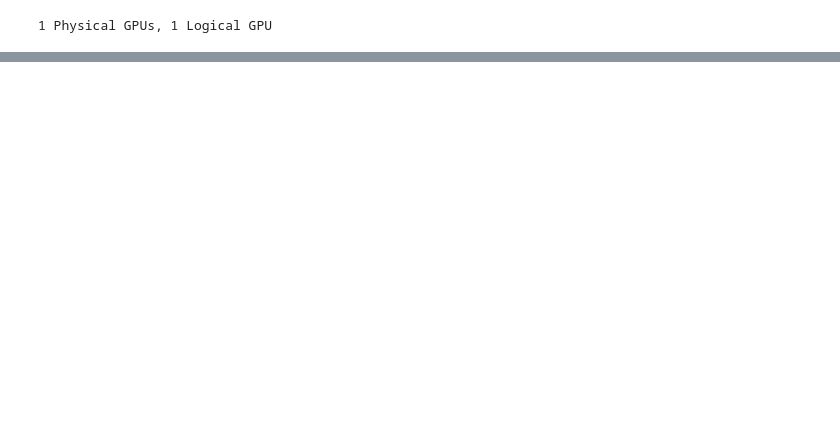
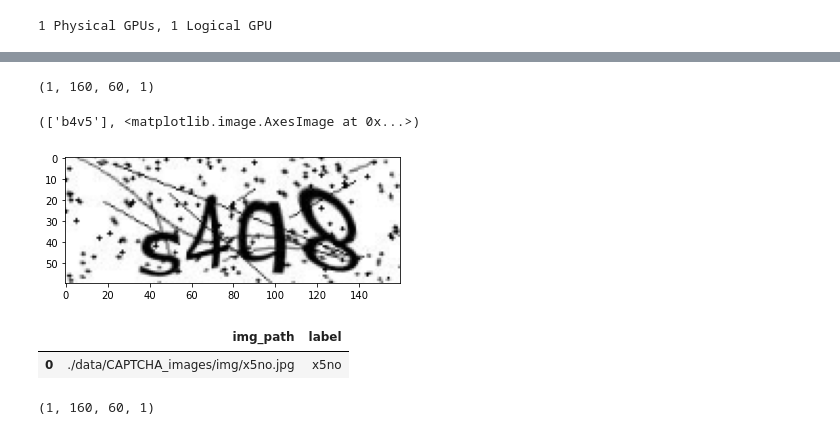
Before and after one commit to BrunoASNascimento/captcha_solver, a Jupyter notebook: model_train_captcha_ocr.ipynb, the cells around one changed output, grey strips where cells are left out. Saved outputs shown, nothing was run; the diff lists cells and outputs as text; code cells hidden in the pictures; blank space fills up the shorter version.

```diff
--- a/model_train_captcha_ocr.ipynb
+++ b/model_train_captcha_ocr.ipynb
@@ -343,0 +371,19 @@ _________________________________________________________________
+# %%
+# It can be used to reconstruct the model identically.
+reconstructed_model = keras.models.load_model("my_model-21-05-22_205757")
+# %%
+np.array([batch_images[0]]).shape
+# %% [output]
+(1, 160, 60, 1)
+# %%
+reconstructed_model_pred = keras.models.Model(
+    reconstructed_model.get_layer(name="image").input, reconstructed_model.get_layer(name="dense2").output
+)
+# %%
+preds = reconstructed_model_pred.predict(np.array([batch_images[0]]))
+pred_texts = decode_batch_predictions(preds)
+ax = plt.gca()
+pred_texts, ax.imshow((batch_images[i, :, :, 0] * 255).numpy().astype(np.uint8).T, cmap="gray")
+# %% [output]
+(['b4v5'], <matplotlib.image.AxesImage at 0x...>)
+[figure, added]
@@ -343,0 +433,9 @@ _________________________________________________________________
+# %%
+df_test
+# %% [output]
+|  | img_path | label |
+| 0 | ./data/CAPTCHA_images/img/x5no.jpg | x5no |
+# %%
+np.array([data_test.T]).shape
+# %% [output]
+(1, 160, 60, 1)
```
Also changed, not shown: parts of 12 cells of this notebook, 13 other files.
